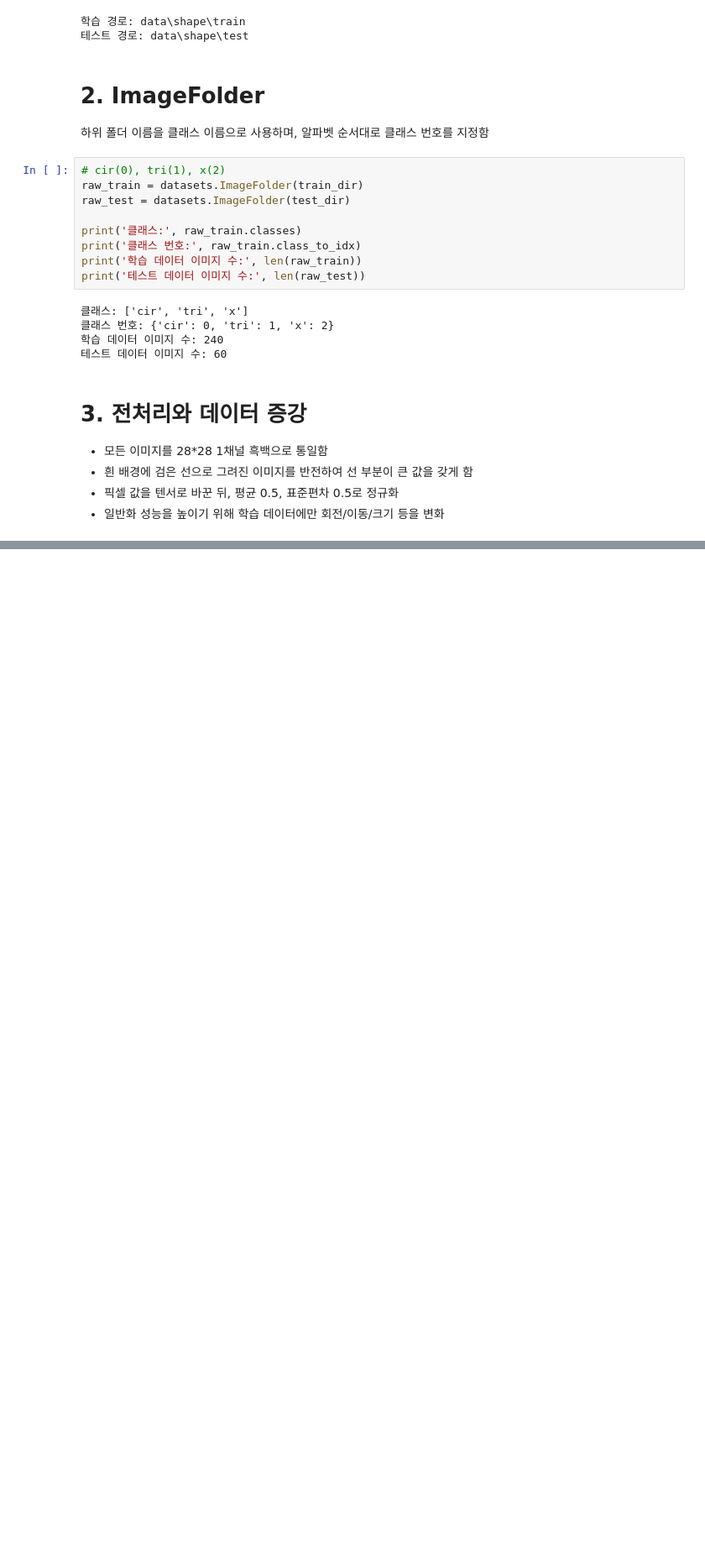
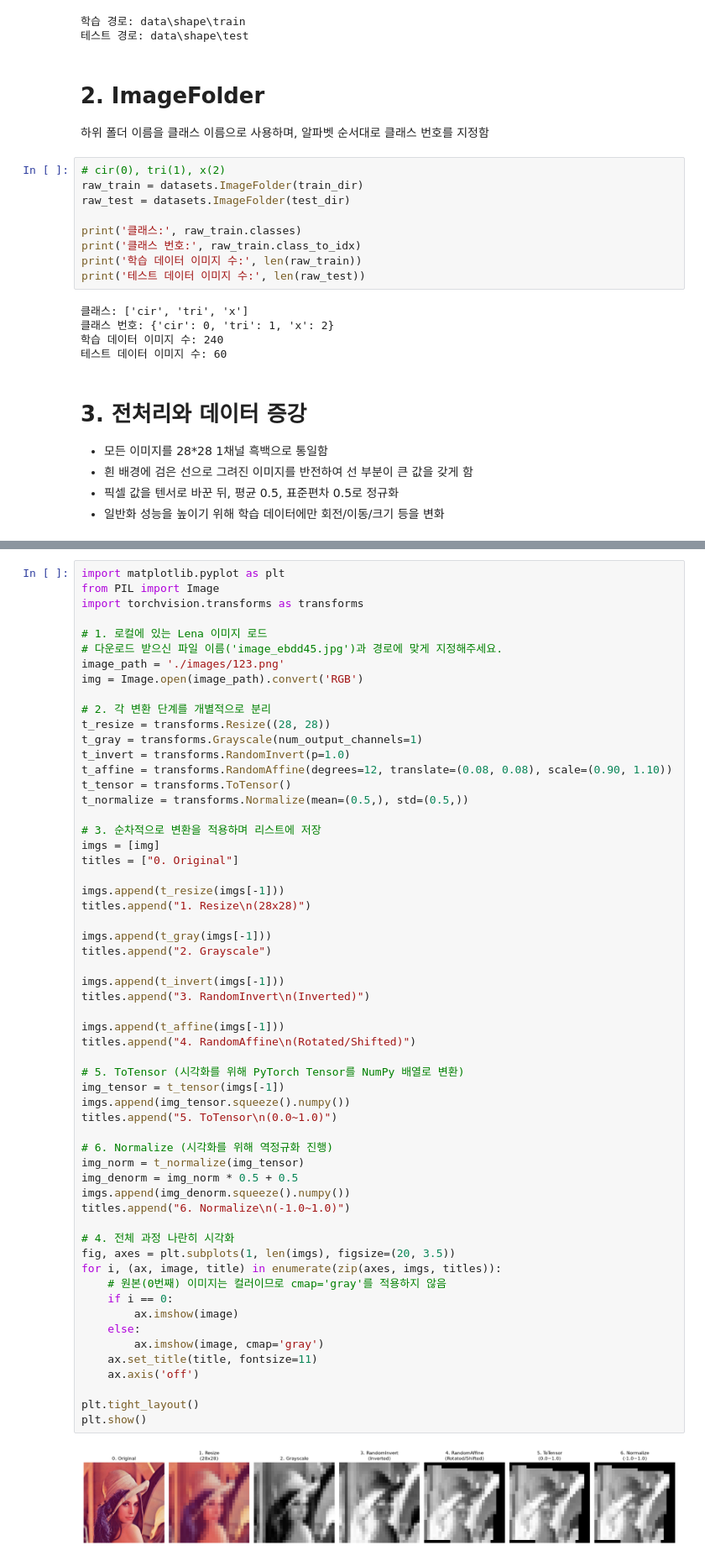
Before and after one commit to Shim-HyoungJoon/KDT, a Jupyter notebook: 10_MLDL/12_손글씨 도형 분류하기.ipynb, the cells around one changed output, grey strips where cells are left out. Shown at 84% size. Saved outputs shown, nothing was run; the diff lists cells and outputs as text; blank space fills up the shorter version.

```diff
--- a/10_MLDL/12_손글씨 도형 분류하기.ipynb
+++ b/10_MLDL/12_손글씨 도형 분류하기.ipynb
@@ -84,0 +191,60 @@ eval_transform = transforms.Compose([
+# %%
+import matplotlib.pyplot as plt
+from PIL import Image
+import torchvision.transforms as transforms
+
+# 1. 로컬에 있는 Lena 이미지 로드
+# 다운로드 받으신 파일 이름('image_ebdd45.jpg')과 경로에 맞게 지정해주세요.
+image_path = './images/123.png'
+img = Image.open(image_path).convert('RGB')
+
+# 2. 각 변환 단계를 개별적으로 분리
+t_resize = transforms.Resize((28, 28))
+t_gray = transforms.Grayscale(num_output_channels=1)
+t_invert = transforms.RandomInvert(p=1.0)
+t_affine = transforms.RandomAffine(degrees=12, translate=(0.08, 0.08), scale=(0.90, 1.10))
+t_tensor = transforms.ToTensor()
+t_normalize = transforms.Normalize(mean=(0.5,), std=(0.5,))
+
+# 3. 순차적으로 변환을 적용하며 리스트에 저장
+imgs = [img]
+titles = ["0. Original"]
+
+imgs.append(t_resize(imgs[-1]))
+titles.append("1. Resize\n(28x28)")
+
+imgs.append(t_gray(imgs[-1]))
+titles.append("2. Grayscale")
+
+imgs.append(t_invert(imgs[-1]))
+titles.append("3. RandomInvert\n(Inverted)")
+
+imgs.append(t_affine(imgs[-1]))
+titles.append("4. RandomAffine\n(Rotated/Shifted)")
+
+# 5. ToTensor (시각화를 위해 PyTorch Tensor를 NumPy 배열로 변환)
+img_tensor = t_tensor(imgs[-1])
+imgs.append(img_tensor.squeeze().numpy())
+titles.append("5. ToTensor\n(0.0~1.0)")
+
+# 6. Normalize (시각화를 위해 역정규화 진행)
+img_norm = t_normalize(img_tensor)
+img_denorm = img_norm * 0.5 + 0.5
+imgs.append(img_denorm.squeeze().numpy())
+titles.append("6. Normalize\n(-1.0~1.0)")
+
+# 4. 전체 과정 나란히 시각화
+fig, axes = plt.subplots(1, len(imgs), figsize=(20, 3.5))
+for i, (ax, image, title) in enumerate(zip(axes, imgs, titles)):
+    # 원본(0번째) 이미지는 컬러이므로 cmap='gray'를 적용하지 않음
+    if i == 0:
+        ax.imshow(image)
+    else:
+        ax.imshow(image, cmap='gray')
+    ax.set_title(title, fontsize=11)
+    ax.axis('off')
+
+plt.tight_layout()
+plt.show()
+# %% [output]
+[figure, added]
```
Also changed, not shown: parts of 29 cells of this notebook, 1 other file.
